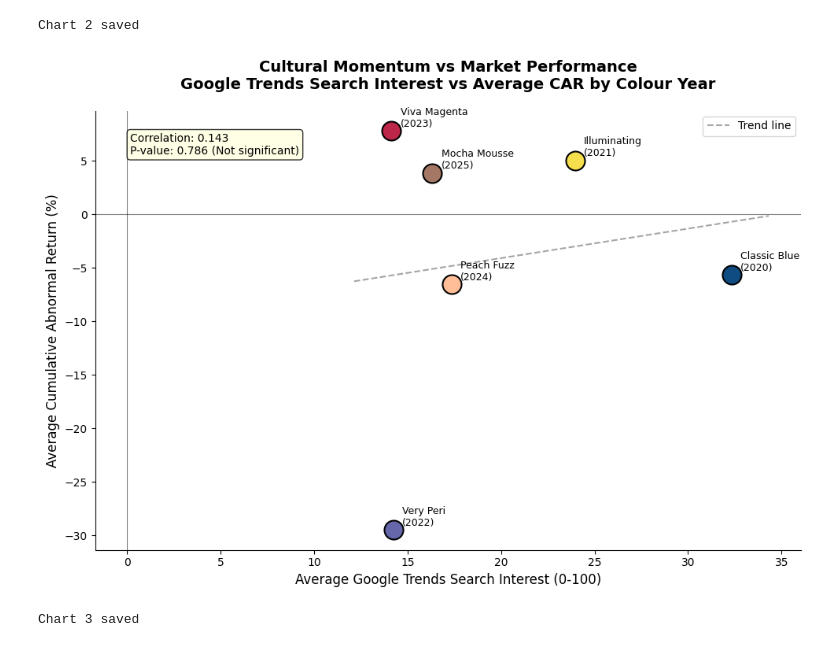
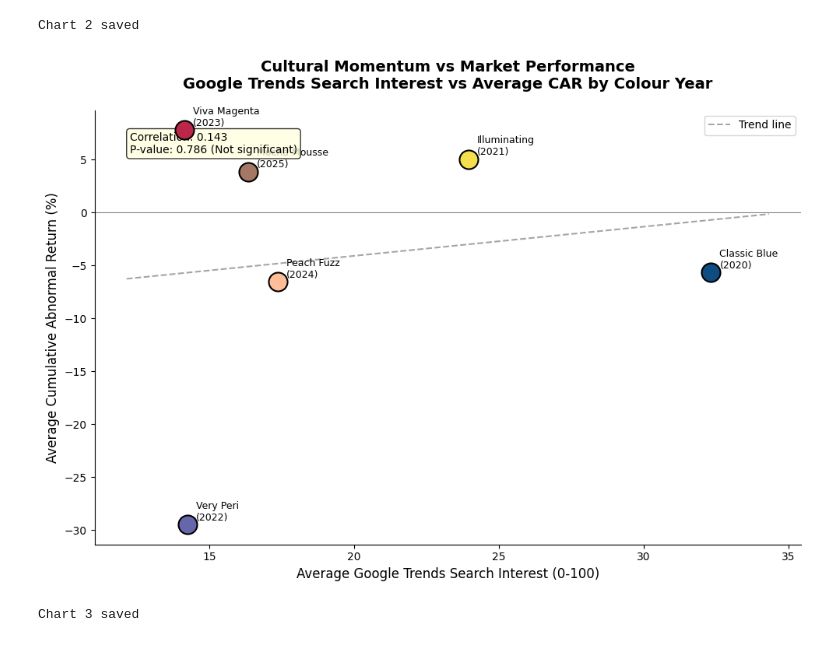
Before and after one commit to khushaligupta09/colour-economy, a Jupyter notebook: notebooks/colour_economy_analysis.ipynb, the cells around one changed output. Drawn from its saved outputs; the diff is of its cells as text; code cells hidden in the pictures.

```diff
--- a/notebooks/colour_economy_analysis.ipynb
+++ b/notebooks/colour_economy_analysis.ipynb
@@ -760,20 +285,18 @@ print(merged_df[['year', 'colour', 'avg_car_pct', 'avg_interest', 'num_brands']]
 # %%
-# Collapse to one row per year for correlation analysis
-yearly_correlation = merged_df.groupby(['year', 'avg_interest']).agg(
-    avg_car_pct=('avg_car_pct', 'mean')
-).reset_index()
+# Load saved trends correlation data
+yearly_correlation = pd.read_csv(
+    '/Users/khushaligupta/Desktop/colour-economy/output/trends_car_correlation.csv'
+)
 
-print("=== ONE ROW PER YEAR ===")
-print(yearly_correlation.to_string())
-
-# Now test the correlation between search interest and CAR
 correlation, p_value = stats.pearsonr(
     yearly_correlation['avg_interest'],
     yearly_correlation['avg_car_pct']
 )
 
-print(f"\n=== CORRELATION: SEARCH INTEREST vs CAR ===")
+print("=== CORRELATION: SEARCH INTEREST vs CAR ===")
 print(f"Correlation coefficient: {correlation:.3f}")
 print(f"P-value: {p_value:.3f}")
 print(f"Significant: {'YES' if p_value < 0.05 else 'NO'}")
+print("\nData:")
+print(yearly_correlation.to_string())
 # %% [output]
@@ -1163,7 +587,6 @@ Chart 2 saved
 # %%
 fig, ax = plt.subplots(figsize=(10, 7))
 
-# Plot each year as a dot
 for _, row in yearly_correlation.iterrows():
     year = int(row['year'])
     colour = pantone_colours[year]
@@ -1187,50 +610,48 @@ for _, row in yearly_correlation.iterrows():
         fontsize=9
     )
 
-# Add trend line
-z = np.polyfit(yearly_correlation['avg_interest'], yearly_correlation['avg_car_pct'], 1)
+z = np.polyfit(
+    yearly_correlation['avg_interest'],
+    yearly_correlation['avg_car_pct'], 1
+)
 p = np.poly1d(z)
-x_line = np.linspace(yearly_correlation['avg_interest'].min() - 2,
-                     yearly_correlation['avg_interest'].max() + 2, 100)
-ax.plot(x_line, p(x_line), '--', color='gray', linewidth=1.5, alpha=0.7, label='Trend line')
+x_line = np.linspace(
+    yearly_correlation['avg_interest'].min() - 2,
+    yearly_correlation['avg_interest'].max() + 2, 100
+)
+ax.plot(x_line, p(x_line), '--', color='gray',
+        linewidth=1.5, alpha=0.7, label='Trend line')
 
-# Zero lines
-ax.axhline(y=0, color='black', linewidth=0.8, linestyle='-', alpha=0.5)
-ax.axvline(x=0, color='black', linewidth=0.8, linestyle='-', alpha=0.5)
+ax.axhline(y=0, color='black', linewidth=0.8, alpha=0.5)
 
-# Correlation annotation
 ax.text(
     0.05, 0.95,
     f'Correlation: 0.143\nP-value: 0.786 (Not significant)',
     transform=ax.transAxes,
     fontsize=10,
     verticalalignment='top',
     bbox=dict(boxstyle='round', facecolor='lightyellow', alpha=0.8)
 )
 
-# Styling
 ax.set_title(
     'Cultural Momentum vs Market Performance\n'
     'Google Trends Search Interest vs Average CAR by Colour Year',
-    fontsize=14,
-    fontweight='bold',
-    pad=20
+    fontsize=14, fontweight='bold', pad=20
 )
 ax.set_xlabel('Average Google Trends Search Interest (0-100)', fontsize=12)
 ax.set_ylabel('Average Cumulative Abnormal Return (%)', fontsize=12)
 ax.legend(fontsize=10)
 ax.spines['top'].set_visible(False)
 ax.spines['right'].set_visible(False)
 
 plt.tight_layout()
 plt.savefig(
     '/Users/khushaligupta/Desktop/colour-economy/output/chart3_trends_vs_car.png',
-    dpi=150,
-    bbox_inches='tight'
+    dpi=150, bbox_inches='tight'
 )
 plt.show()
 print("Chart 3 saved")
 # %% [output]
-[figure, old version]
+[figure, new version]
 Chart 3 saved
 # %%
```
Also changed, not shown: parts of 56 cells of this notebook.
